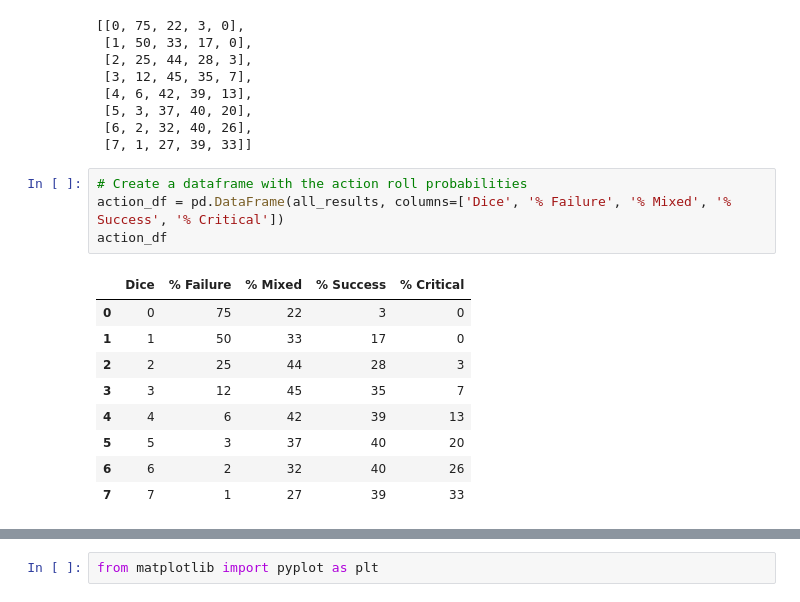
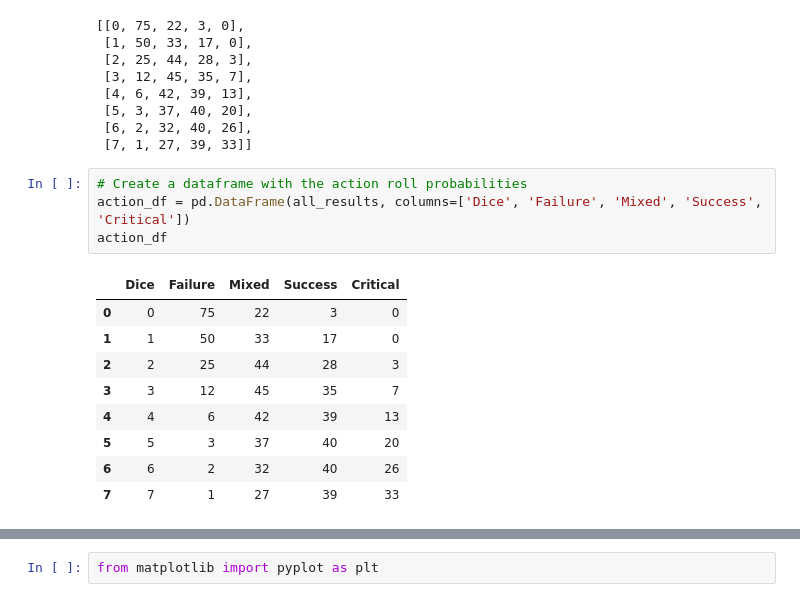
Before and after one commit to jhilberdink/Blades-in-the-Dark-Math, a Jupyter notebook: BitD_Math.ipynb, the cells around one changed output, grey strips where cells are left out. Saved outputs shown, nothing was run; the diff lists cells and outputs as text.

```diff
--- a/BitD Math.ipynb
+++ b/BitD_Math.ipynb
@@ -76,10 +78,10 @@ all_results
  [7, 1, 27, 39, 33]]
 # %%
 # Create a dataframe with the action roll probabilities
-action_df = pd.DataFrame(all_results, columns=['Dice', '% Failure', '% Mixed', '% Success', '% Critical'])
+action_df = pd.DataFrame(all_results, columns=['Dice', 'Failure', 'Mixed', 'Success', 'Critical'])
 action_df
 # %% [output]
-|  | Dice | % Failure | % Mixed | % Success | % Critical |
+|  | Dice | Failure | Mixed | Success | Critical |
 | 0 | 0 | 75 | 22 | 3 | 0 |
 | 1 | 1 | 50 | 33 | 17 | 0 |
 | 2 | 2 | 25 | 44 | 28 | 3 |
```
Also changed, not shown: parts of 7 cells of this notebook, 1 other file.
